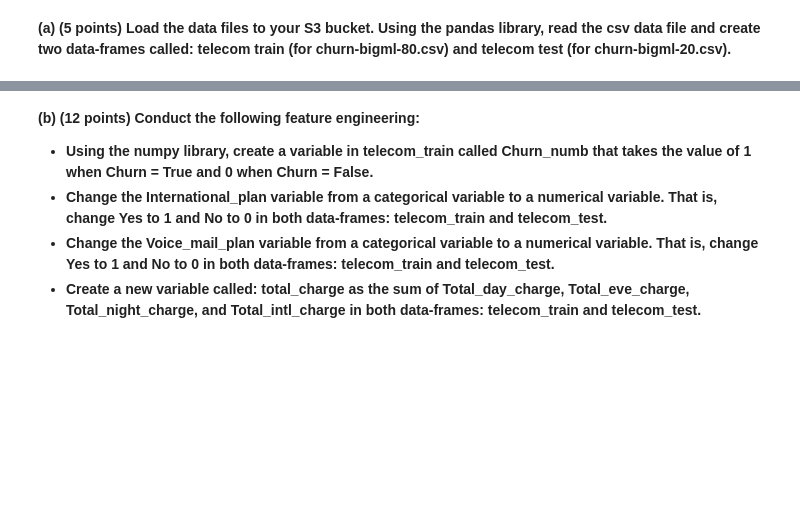
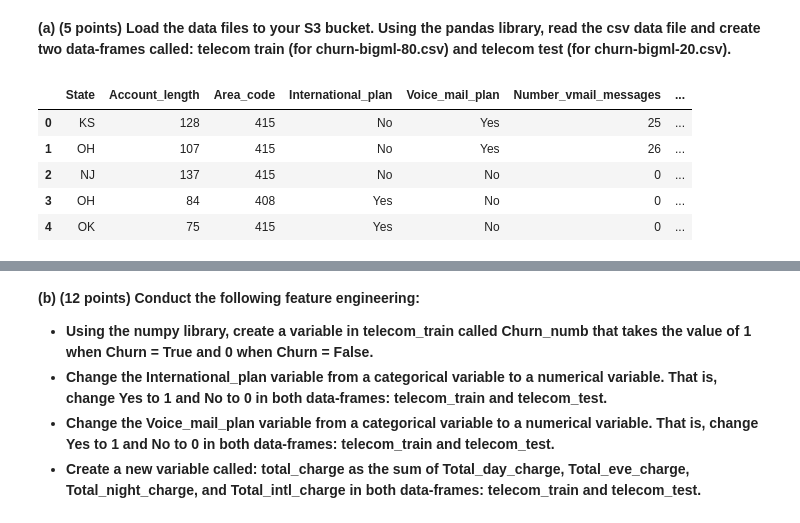
Before and after one commit to craigshaf50/DATA-445, a Jupyter notebook: Exams/Exam2/Exam2_Q2.ipynb, the cells around one changed output, grey strips where cells are left out. Drawn from its saved outputs; the diff is of its cells as text; code cells hidden in the pictures; blank space fills up the shorter version.

```diff
--- a/Exams/Exam2/Exam2_Q2.ipynb
+++ b/Exams/Exam2/Exam2_Q2.ipynb
@@ -2,3 +2,47 @@
 **2. Consider the churn-bigml-80.csv and churn-bigml-20.csv datafile for this question. The Orange Telecom’s churn dataset, which consists of cleaned customer activity data (features), along with a churn label specifying whether a customer canceled the subscription, will be used to develop predictive models. Each row represents a customer; each column contains customer’s attributes. The goal is to build models that can help Orange Telecom to flag customers who likely to churn.**
 # %% [markdown]
 **(a) (5 points) Load the data files to your S3 bucket. Using the pandas library, read the csv data file and create two data-frames called: telecom train (for churn-bigml-80.csv) and telecom test (for churn-bigml-20.csv).**
+# %%
+import boto3
+import pandas as pd; pd.set_option('display.max_column', 100)
+import numpy as np
+import matplotlib.pyplot as plt
+import warnings
+warnings.filterwarnings("ignore")
+
+from sklearn.preprocessing import MinMaxScaler
+from sklearn.model_selection import train_test_split
+from sklearn.metrics import recall_score, accuracy_score
+from sklearn.ensemble import RandomForestClassifier, AdaBoostClassifier,  GradientBoostingClassifier
+from sklearn.tree import DecisionTreeClassifier
+from itertools import product
+
+#defining the s3 bucket
+s3 = boto3.resource('s3')
+bucket_name = 'craig-shaffer-data-445-bucket'
+bucket = s3.Bucket(bucket_name)
+
+#defining the file to be read from s3 bucket
+file_key1 = 'churn-bigml-80.csv'
+file_key2 = 'churn-bigml-20.csv'
+
+bucket_object1 = bucket.Object(file_key1)
+file_object1 = bucket_object1.get()
+file_content_stream1 = file_object1.get('Body')
+
+bucket_object2 = bucket.Object(file_key2)
+file_object2 = bucket_object2.get()
+file_content_stream2 = file_object2.get('Body')
+
+#reading the datafiles
+telecom_train = pd.read_csv(file_content_stream1)
+telecom_test = pd.read_csv(file_content_stream2)
+# %%
+telecom_train.head()
+# %% [output]
+|  | State | Account_length | Area_code | International_plan | Voice_mail_plan | Number_vmail_messages | ... |
+| 0 | KS | 128 | 415 | No | Yes | 25 | ... |
+| 1 | OH | 107 | 415 | No | Yes | 26 | ... |
+| 2 | NJ | 137 | 415 | No | No | 0 | ... |
+| 3 | OH | 84 | 408 | Yes | No | 0 | ... |
+| 4 | OK | 75 | 415 | Yes | No | 0 | ... |
```
Also changed, not shown: parts of 13 cells of this notebook.
